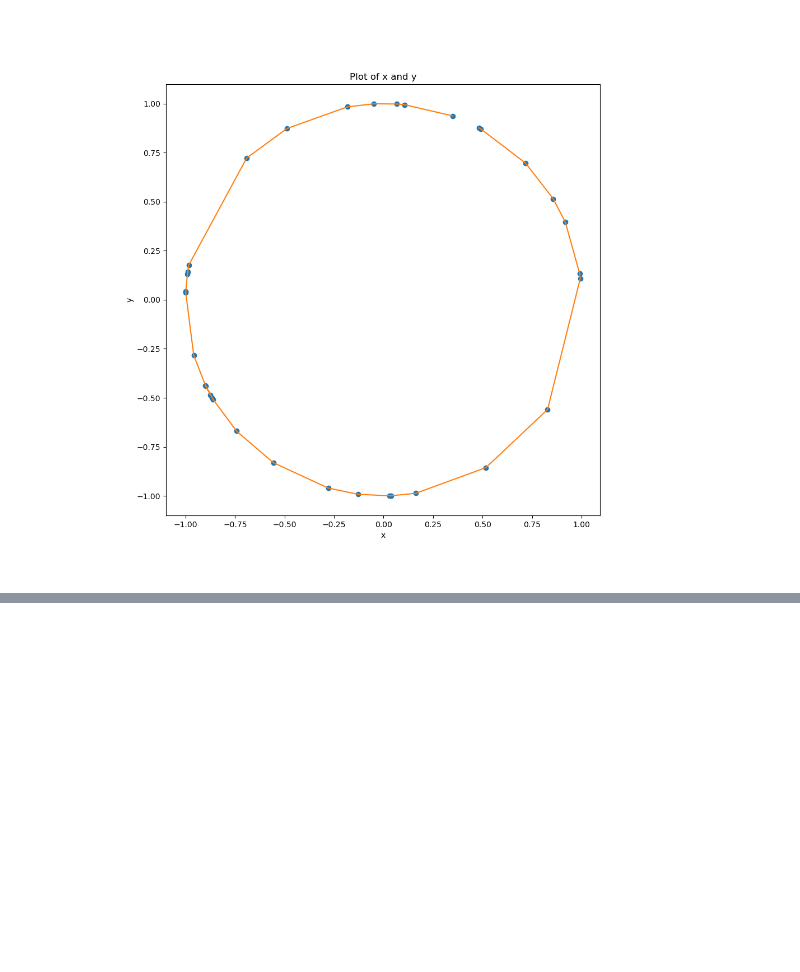
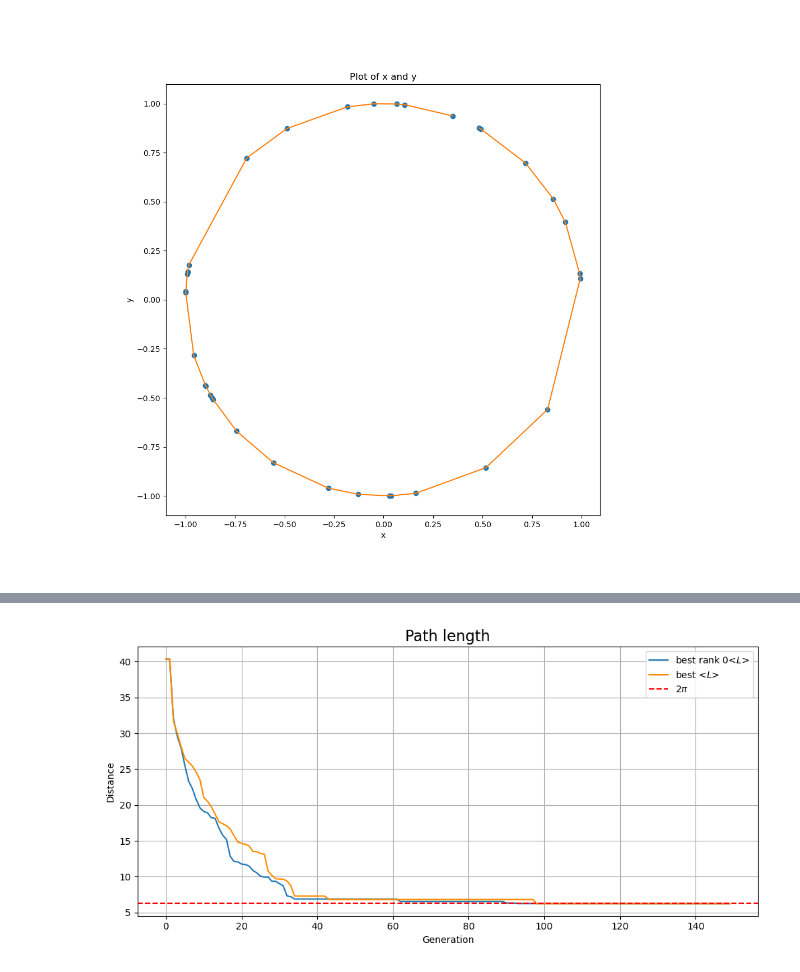
Before and after one commit to stevelonny/labsimnum, a Jupyter notebook: notebooks/exercise_10.ipynb, the cells around one changed output, grey strips where cells are left out. Saved outputs shown, nothing was run; the diff lists cells and outputs as text; code cells hidden in the pictures; blank space fills up the shorter version.

```diff
--- a/notebooks/exercise_10.ipynb
+++ b/notebooks/exercise_10.ipynb
@@ -46,0 +66,22 @@ plt.show()
+# %%
+plt.figure(figsize = (10,5))
+n_gen, best_len, best_half_len = np.loadtxt("../data/ex09_values_circle.dat", unpack = True, usecols = (0, 1, 2))
+best_len0, best_half_len0 = np.loadtxt("../data/ex10_r2_values_circle.dat", unpack = True, usecols = (1, 2))
+np.sqrt(best_len)
+np.sqrt(best_half_len)
+np.sqrt(best_len0)
+np.sqrt(best_half_len0)
+# plt.plot(n_gen[:150], best_len[:150], label = r'Best $L$')
+# plt.plot(n_gen[:150], best_len0[:150], label = r'Best rank 0 $L$')
+plt.plot(n_gen[:150], best_half_len0[:150], label = r'best rank 0<$L$>')
+plt.plot(n_gen[:150], best_half_len[:150], label = r'best <$L$>', color = 'darkorange')
+plt.axhline(y = 2*np.pi, color = 'r', linestyle = '--', label = r'$2\pi$')
+plt.title('Path length', fontsize = 16)
+plt.ylabel('Distance')
+plt.xlabel('Generation')
+plt.legend()
+plt.grid()
+plt.tight_layout()
+plt.show()
+# %% [output]
+[figure, added]
```
Also changed, not shown: parts of 2 cells of this notebook, 7 other files.
